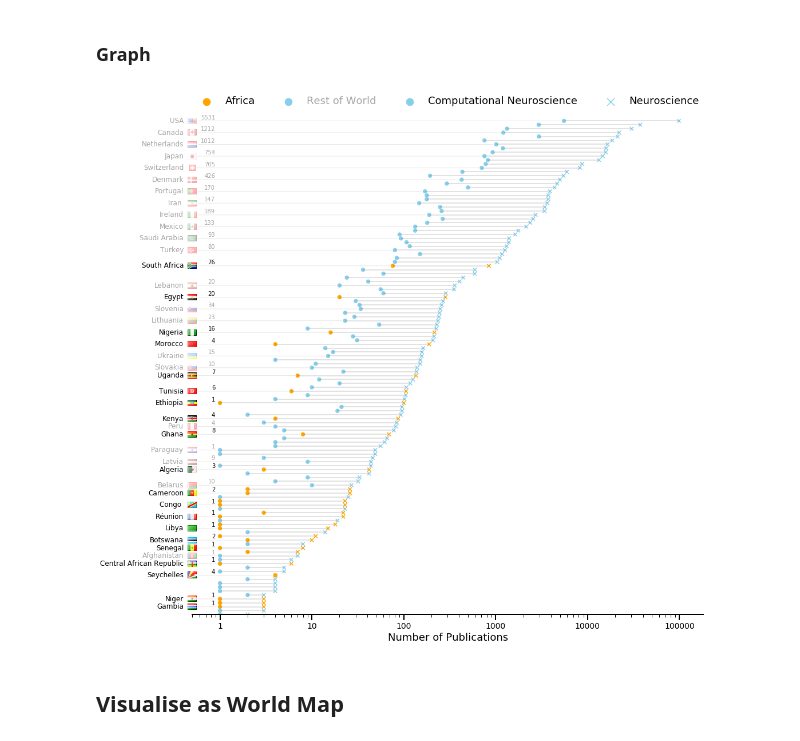
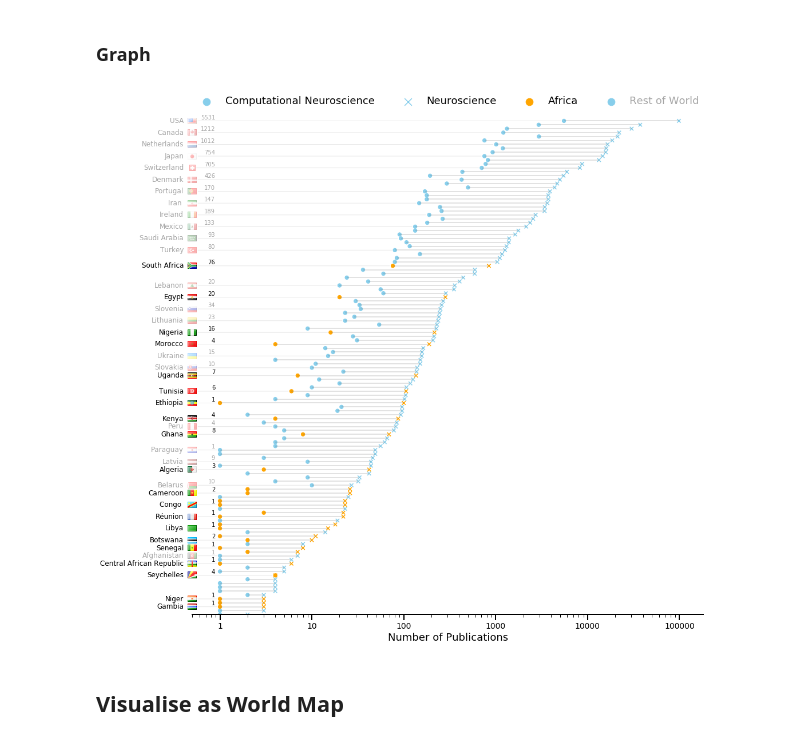
Before and after one commit to ChrisCurrin/comp_neuro_count_countries, a Jupyter notebook: comp_neuro_viz.ipynb, the cells around one changed output. Cells and saved outputs as stored; diff of their text form; code cells hidden in the pictures.

Commit message:
legend reorder

```diff
--- a/comp_neuro_viz.ipynb
+++ b/comp_neuro_viz.ipynb
@@ -361,7 +361,7 @@ def plot_lollipop(ordered_df,figsize=(10,10),log=True,hlines=False,
 
     # Change color if in Africa
     my_size=np.where(ordered_df['region']=='Africa', 40, 40)
-    my_color=np.where(ordered_df['region']=='Africa', 'orange', 'skyblue') # or skyblue
+    my_color=np.where(ordered_df['region']=='Africa', 'orange', 'skyblue')
     indx_africa = np.where(my_color=='orange')[0][0]
     indx_row = np.where(my_color=='skyblue')[0][0]
     africa = ordered_df[ordered_df['region']=='Africa']['count_neuro'].head(1)
@@ -392,14 +392,14 @@ def plot_lollipop(ordered_df,figsize=(10,10),log=True,hlines=False,
     cols = {'count_cn':"Computational Neuroscience",'count_neuro':"Neuroscience"}
 
     # plot specific points for legend
-    ax_i.scatter([], [], color='orange', s=my_size*(4 if i>=0 else 1), alpha=alpha, marker='o',
+    ax_i.scatter([], [], color='skyblue', s=my_size*4, alpha=alpha, marker='o',
+               label='Computational Neuroscience')
+    ax_i.scatter([], [], color='skyblue', s=my_size*4, alpha=alpha, marker='x',
+               label='Neuroscience')
+    ax_i.scatter([], [], color='orange', s=my_size*4, alpha=alpha, marker='o',
                label='Africa')
-    ax_i.scatter([], [], color='skyblue', s=my_size*(4 if i>=0 else 1), alpha=alpha, marker='o',
+    ax_i.scatter([], [], color='skyblue', s=my_size*4, alpha=alpha, marker='o',
                label='Rest of World')
-    ax_i.scatter([], [], color='skyblue', s=my_size*(4 if i>=0 else 1), alpha=alpha, marker='o',
-               label='Computational Neuroscience')
-    ax_i.scatter([], [], color='skyblue', s=my_size*(4 if i>=0 else 1), alpha=alpha, marker='x',
-               label='Neuroscience')
 
     # because of the zooms, points are plotted multiple times (otherwise 'zoom' views would be empty)
     for i, ax_i in enumerate([ax]+axins):
@@ -626,39 +626,40 @@ def plot_lollipop(ordered_df,figsize=(10,10),log=True,hlines=False,
 # %% [markdown]
 ### Graph
 # %%
+%matplotlib notebook
 df = df.sort_values(by=['count_neuro','count_cn'])
 temp = df[df['count_neuro']>0]
 initial = list(np.where(df['region']=='Africa')[0])
 start, stop = 0,temp.index.size
 # stop+=step
 step=3
 labels = list(set(list(range(start, stop, step))+initial))
 
 # remove = ['Chile','Colombia', 'Slovenia', 'Bulgaria','Philippines','Malta','Bangladesh',
 #           'Sri Lanka','Latvia','Czechia','Mauritius','Congo','Sudan',
 #           'Mali','Moldova ','Montenegro','Monaco','Viet Nam','Malawi','Fiji','Guadeloupe','Gibraltar']
 remove=['Chile','Colombia','Macao','Mongolia','Philippines','Bosnia and Herzegovina','Sri Lanka',
         'Benin','Armenia','Mauritius','Congo', 'Mali','Monaco','Sudan','Moldova ','Liechtenstein','Montenegro','Liberia',
         'Viet Nam','Malawi','Fiji','Guadeloupe','Gibraltar', 'El Salvador']
 tmp_df = df.copy()
 tmp_df['i'] = range(len(df))
 tmp_df = tmp_df.iloc[labels]
 tmp_df = tmp_df[~tmp_df['name'].isin(remove)]
 labels = tmp_df['i'].values
 
 plot_lollipop(temp,
               figsize=(16,16),
               hlines=True,
               num_in_zoom=5,
               indices=[],
               labels=labels,
               bold_labels=initial)
-# plt.savefig("graph.svg", dpi='figure', transparent=True,
-#         orientation='portrait', papertype='A4', format=None,
-#         bbox_inches='tight', pad_inches=0.1, frameon=False)
+plt.savefig("graph.svg", dpi='figure', transparent=True,
+        orientation='portrait', papertype='A4', format=None,
+        bbox_inches='tight', pad_inches=0.1, frameon=False)
 plt.show()
 # %% [output]
-[figure, old version]
+[figure, new version]
 # %% [markdown]
 ## Visualise as World Map
 # %%
```
Also changed, not shown: parts of 3 cells of this notebook, 3 other files.
